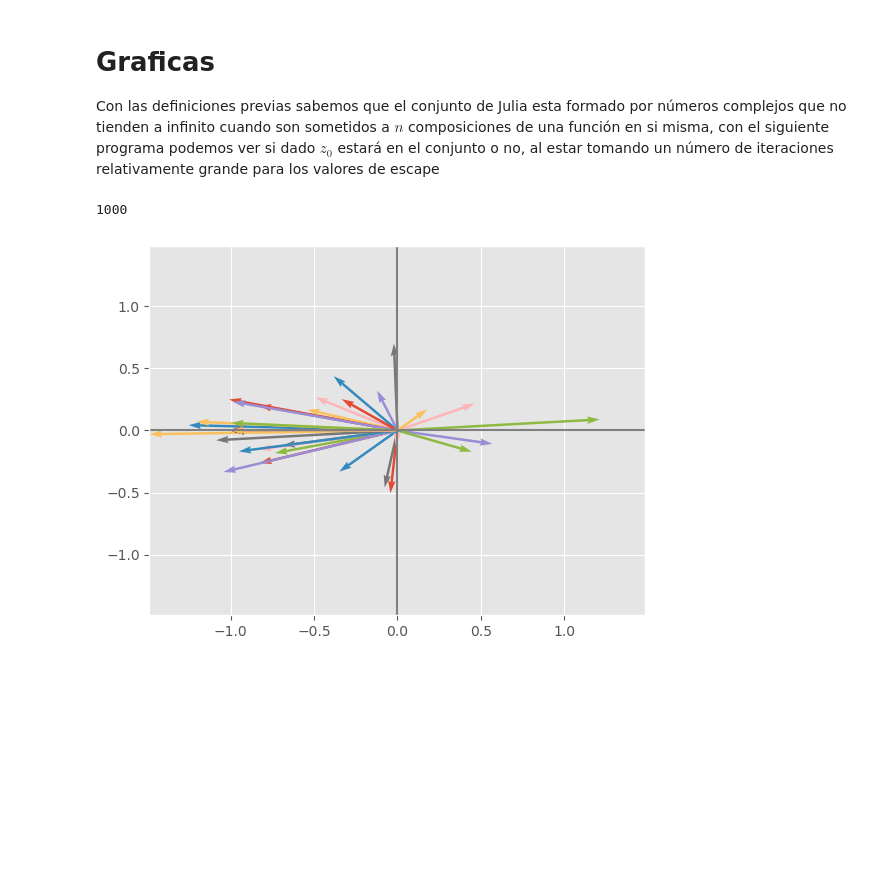
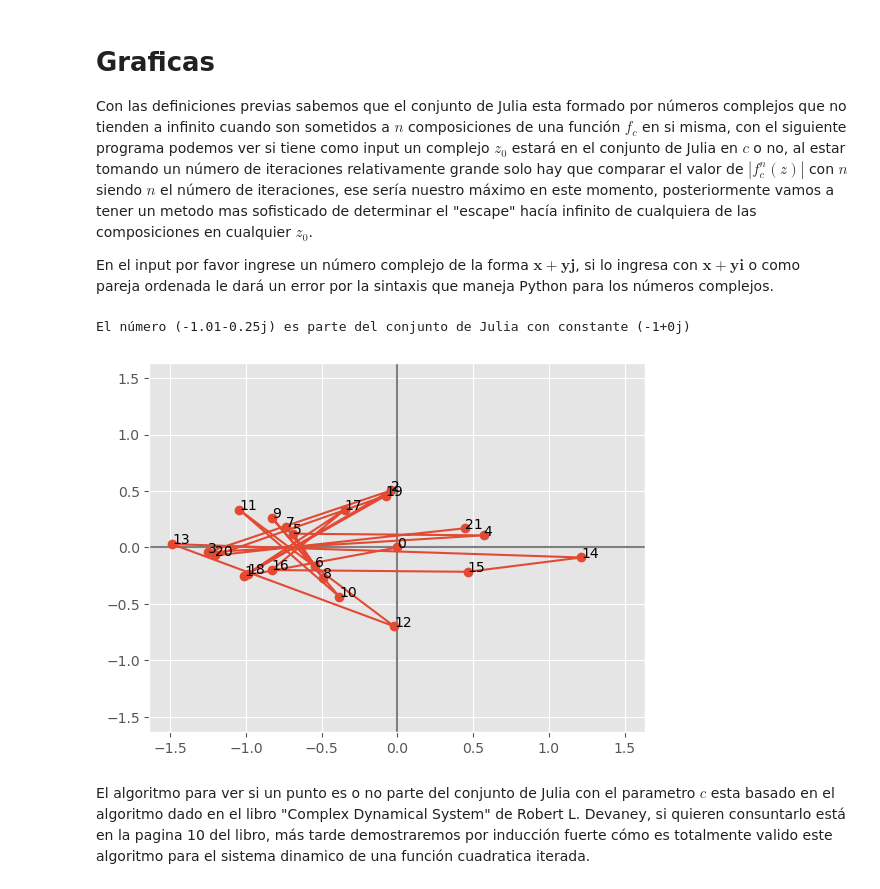
Before and after one commit to darsiov/Fracrales_Julia_Mandelbrot, a Jupyter notebook: proyecto.ipynb, the cells around one changed output. Cells and saved outputs as stored; diff of their text form; code cells hidden in the pictures; blank space fills up the shorter version.

Commit message:
Mapa del sistema dinamico bajo un punto z mejorado

```diff
--- a/proyecto.ipynb
+++ b/proyecto.ipynb
@@ -26,40 +21,62 @@ print(abs(z))
 # %% [markdown]
 # Graficas
-Con las definiciones previas sabemos que el conjunto de Julia esta formado por números complejos que no tienden a infinito cuando son sometidos a $n$ composiciones de una función en si misma, con el siguiente programa podemos ver si dado $z_0$ estará en el conjunto o no, al estar tomando un número de iteraciones relativamente grande para los valores de escape
+Con las definiciones previas sabemos que el conjunto de Julia esta formado por números complejos que no tienden a infinito cuando son sometidos a $n$ composiciones de una función $f_c$ en si misma, con el siguiente programa podemos ver si tiene como input un complejo $z_0$ estará en el conjunto de Julia en $c$ o no, al estar tomando un número de iteraciones relativamente grande solo hay que comparar el valor de $|f^n_{c}(z)|$ con $n$ siendo $n$ el número de iteraciones, ese sería nuestro máximo en este momento, posteriormente vamos a tener un metodo mas sofisticado de determinar el "escape" hacía infinito de cualquiera de las composiciones en cualquier $z_0$.
+
+En el input por favor ingrese un número complejo de la forma $\mathbf{x+yj}$, si lo ingresa con $\mathbf{x+yi}$ o como pareja ordenada le dará un error por la sintaxis que maneja Python para los números complejos.
 # %%
 c = -1 + 0j
+# z_0 = -1.01+0.25j
+z_0 = complex(input('Ingrese un número complejo cercano a 0+0j'))
+n = 20
+
 def f_c(z):
     z =  z*z + c #._.
     return z
 
-iter = []
-dis = []
 def comp(z,max_i):
-    for i in range(1000):
+    J = True
+    iter = []
+    iter.append(0+0j)
+    iter.append(z)
+    for i in range(max_i):
         z = f_c(z)
-        # iter.append(z)
-        if abs(z) <= max_i:
+        if abs(z) <= max(abs(c),2):
             iter.append(z)
         else:
+            J = False
             break
+    if J:
+        print("El número "+str(z_0)+" es parte del conjunto de Julia con constante "+str(c))
+    else:
+        print("El número "+str(z_0)+" no es parte del conjunto de Julia con constante"+str(c))
+    return iter
 
-z_0 = -1.01+0.25j
-n = 200
-comp(z_0,n)
+iter = np.array(comp(z_0,n))
 fig, ax = plt.subplots()
-print(len(iter))
-ax.quiver(0,0,z_0.real,z_0.imag,angles = 'xy', scale_units = 'xy', scale = 1, width = 0.005, color = 'C0')
+x = iter.real
+y = iter.imag
+dis = []
+
 dis.append(abs(z_0))
 for i in range(len(iter)):
-    ax.quiver(0,0,iter[i].real,iter[i].imag,angles = 'xy', scale_units = 'xy', scale = 1,width = 0.005,color = 'C'+str(i))
     dis.append(abs(iter[i]))
 
 dis_max = max(dis)
-ax.axis([-dis_max,dis_max,-dis_max,dis_max])
+zoom = 1.1
 plt.axhline(0, color='grey')
 plt.axvline(0, color='grey')
+ax.plot(x,y,'-o',label = str(np.where(iter == x+y)))
+
+for i in range(len(iter)):
+    ax.annotate(i, (x[i], y[i]))
+
+plano = np.array([-dis_max,dis_max,-dis_max,dis_max])
+ax.axis(zoom*plano)
 plt.style.use('ggplot')
 plt.grid('white')
+plt.show()
 # %% [output]
-1000
+El número (-1.01-0.25j) es parte del conjunto de Julia con constante (-1+0j)
-[figure, old version]
+[figure, new version]
+# %% [markdown]
+El algoritmo para ver si un punto es o no parte del conjunto de Julia con el parametro $c$ esta basado en el algoritmo dado en el libro "Complex Dynamical System" de Robert L. Devaney, si quieren consuntarlo está en la pagina 10 del libro, más tarde demostraremos por inducción fuerte cómo es totalmente valido este algoritmo para el sistema dinamico de una función cuadratica iterada.
```
Also changed, not shown: parts of 1 cell of this notebook.
